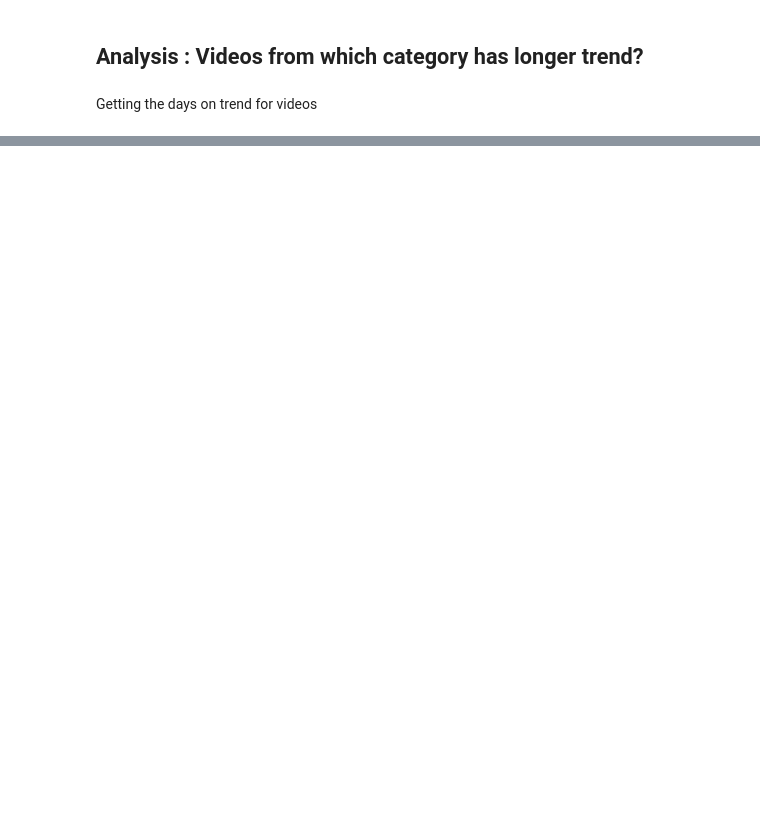
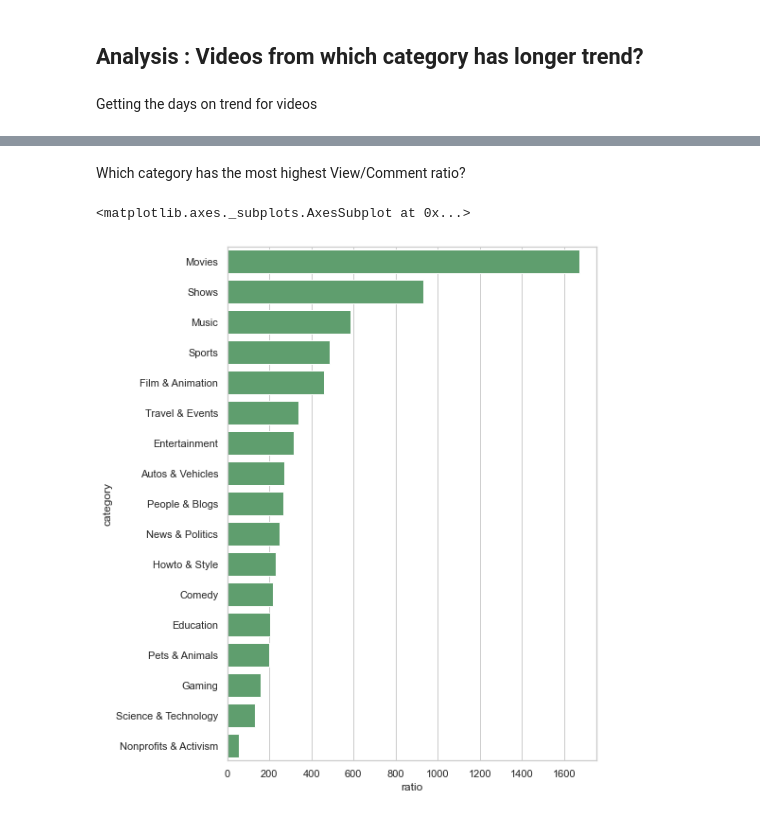
Before and after one commit to nilayduzkesen/EDA-Youtube-Project, a Jupyter notebook: EDA-Youtube Project!.ipynb, the cells around one changed output, grey strips where cells are left out. Saved outputs shown, nothing was run; the diff lists cells and outputs as text; code cells hidden in the pictures; blank space fills up the shorter version.

```diff
--- a/EDA-Youtube Project!.ipynb
+++ b/EDA-Youtube Project!.ipynb
@@ -417,0 +466,11 @@ all_data
+# %% [markdown]
+Which category has the most highest View/Comment ratio?
+# %%
+view_comment_ratio = all_data.groupby('category')['views'].sum() / all_data.groupby('category')['comment_count'].sum()
+view_comment_ratio = view_comment_ratio.sort_values(ascending=False).reset_index()
+view_comment_ratio.columns = ['category','ratio']
+plt.figure(figsize=(7,10))
+sns.barplot(x= 'ratio', y= 'category', data= view_comment_ratio.drop(0, axis=0), label="Views-Comment Ratio", color="g")
+# %% [output]
+<matplotlib.axes._subplots.AxesSubplot at 0x...>
+[figure, added]
```
Also changed, not shown: parts of 29 cells of this notebook.
